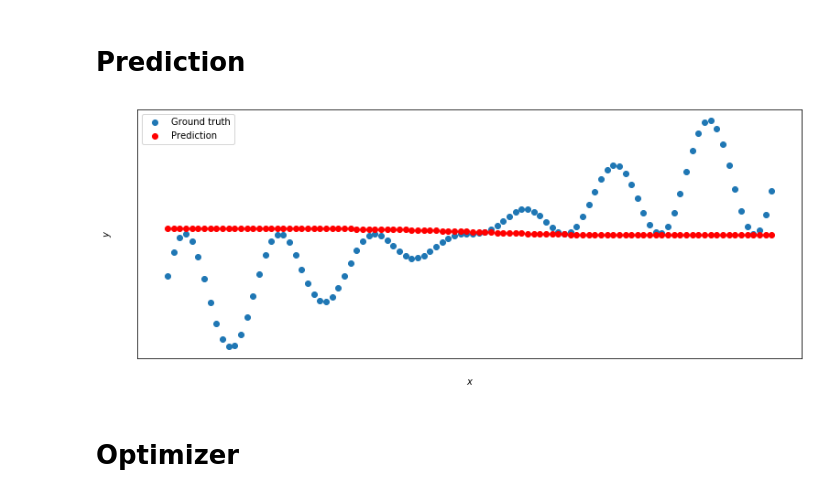
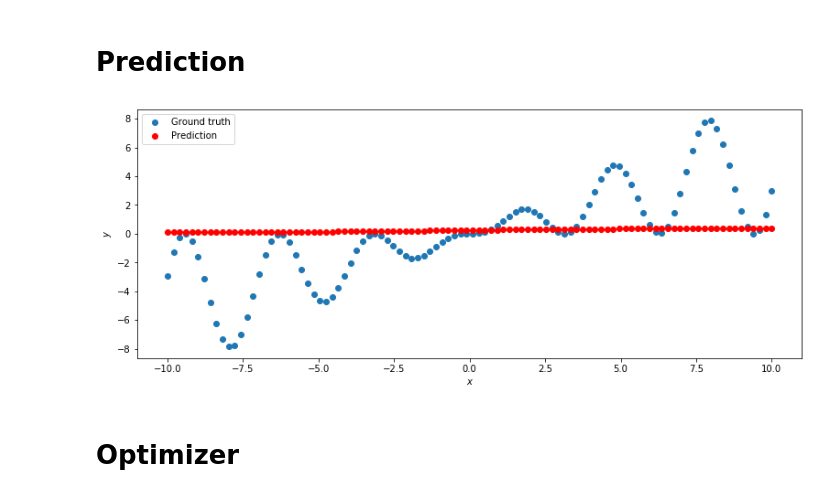
Before and after one commit to Jumas-Cola/Neural_Networks_and_CV, a Jupyter notebook: PyTorch_regression.ipynb, the cells around one changed output. Saved outputs shown, nothing was run; the diff lists cells and outputs as text; code cells hidden in the pictures.

```diff
--- a/PyTorch_regression.ipynb
+++ b/PyTorch_regression.ipynb
@@ -99,18 +99,18 @@ func_net = FuncNet(50)
 # %%
 def predict(net, x, y):
   y_pred = net.forward(x)
 
   plt.plot(x.numpy(), y.numpy(), 'o', label='Ground truth')
   plt.plot(x.numpy(), y_pred.data.numpy(), 'o', c='r', label='Prediction')
   plt.legend(loc='upper left')
-  plt.tick_params(axis='x', colors='w')
-  plt.tick_params(axis='y', colors='w')
+  plt.tick_params(axis='x')
+  plt.tick_params(axis='y')
   plt.xlabel('$x$')
   plt.ylabel('$y$')
 
 predict(func_net, x_validation, y_validation)
 # %% [output]
-[figure, old version]
+[figure, new version]
 # %% [markdown]
 # Optimizer
 # %%
```
Also changed, not shown: parts of 7 cells of this notebook.
